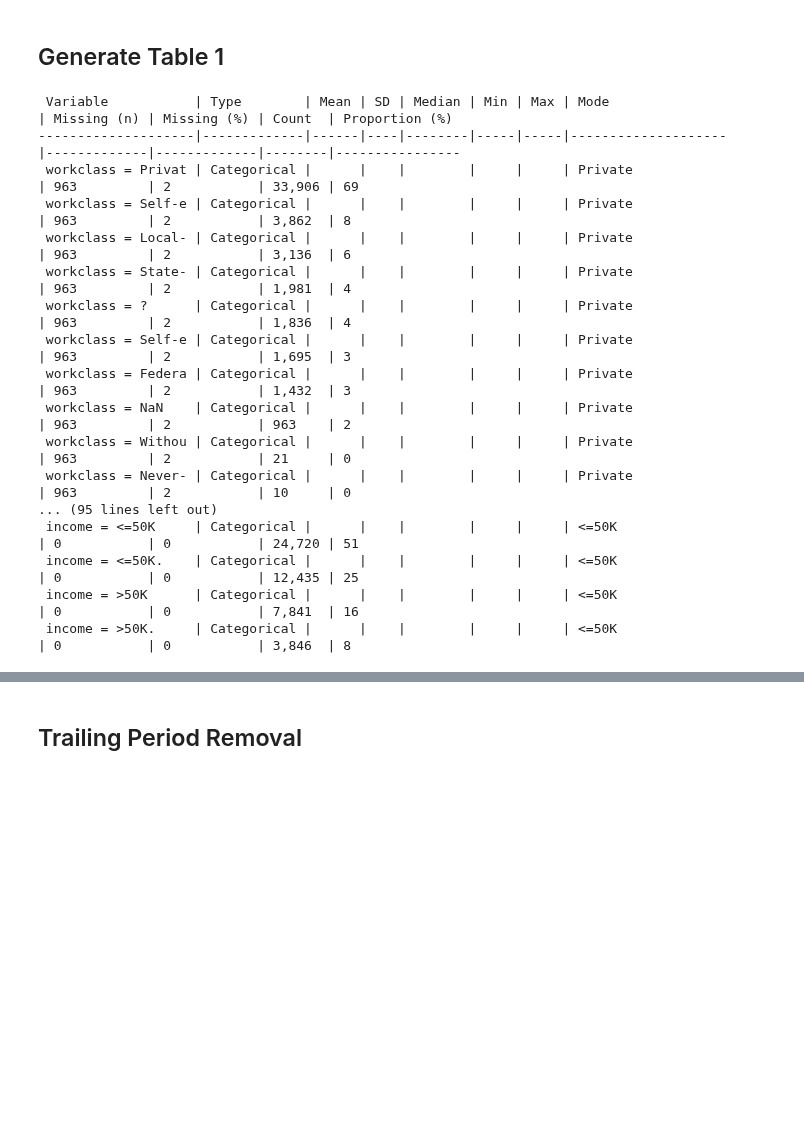
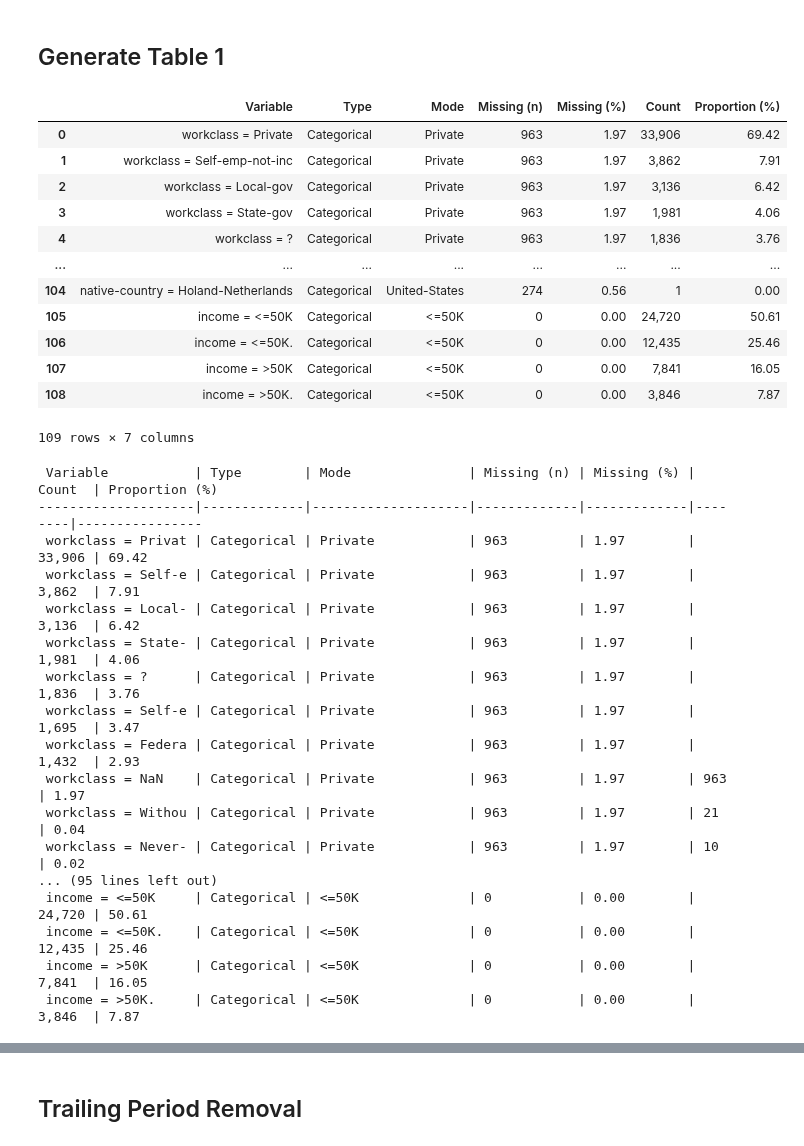
Before and after one commit to lshpaner/eda_toolkit, a Jupyter notebook: py_example_notebooks/adult_income_data_management.ipynb, the cells around one changed output, grey strips where cells are left out. Saved outputs shown, nothing was run; the diff lists cells and outputs as text; code cells hidden in the pictures; blank space fills up the shorter version.

Commit message:
upd. print output of table1 (+) rounding

```diff
--- a/py_example_notebooks/adult_income_data_management.ipynb
+++ b/py_example_notebooks/adult_income_data_management.ipynb
@@ -121,30 +121,46 @@ df2 = generate_table1(
     df,
     value_counts=True,
     include_types="categorical",
-    decimal_places=0,
+    # decimal_places=0,
     combine=True,
     # pretty_print=True,
 )
+# %%
+df2
+# %% [output]
+|  | Variable | Type | Mode | Missing (n) | Missing (%) | Count | Proportion (%) |
+| 0 | workclass = Private | Categorical | Private | 963 | 1.97 | 33,906 | 69.42 |
+| 1 | workclass = Self-emp-not-inc | Categorical | Private | 963 | 1.97 | 3,862 | 7.91 |
+| 2 | workclass = Local-gov | Categorical | Private | 963 | 1.97 | 3,136 | 6.42 |
+| 3 | workclass = State-gov | Categorical | Private | 963 | 1.97 | 1,981 | 4.06 |
+| 4 | workclass = ? | Categorical | Private | 963 | 1.97 | 1,836 | 3.76 |
+| ... | ... | ... | ... | ... | ... | ... | ... |
+| 104 | native-country = Holand-Netherlands | Categorical | United-States | 274 | 0.56 | 1 | 0.00 |
+| 105 | income = <=50K | Categorical | <=50K | 0 | 0.00 | 24,720 | 50.61 |
+| 106 | income = <=50K. | Categorical | <=50K | 0 | 0.00 | 12,435 | 25.46 |
+| 107 | income = >50K | Categorical | <=50K | 0 | 0.00 | 7,841 | 16.05 |
+| 108 | income = >50K. | Categorical | <=50K | 0 | 0.00 | 3,846 | 7.87 |
+109 rows × 7 columns
 # %%
 print(df2)
 # %% [output]
- Variable           | Type        | Mean | SD | Median | Min | Max | Mode               | Missing (n) | Missing (%) | Count  | Proportion (%)
---------------------|-------------|------|----|--------|-----|-----|--------------------|-------------|-------------|--------|----------------
- workclass = Privat | Categorical |      |    |        |     |     | Private            | 963         | 2           | 33,906 | 69
- workclass = Self-e | Categorical |      |    |        |     |     | Private            | 963         | 2           | 3,862  | 8
- workclass = Local- | Categorical |      |    |        |     |     | Private            | 963         | 2           | 3,136  | 6
- workclass = State- | Categorical |      |    |        |     |     | Private            | 963         | 2           | 1,981  | 4
- workclass = ?      | Categorical |      |    |        |     |     | Private            | 963         | 2           | 1,836  | 4
- workclass = Self-e | Categorical |      |    |        |     |     | Private            | 963         | 2           | 1,695  | 3
- workclass = Federa | Categorical |      |    |        |     |     | Private            | 963         | 2           | 1,432  | 3
- workclass = NaN    | Categorical |      |    |        |     |     | Private            | 963         | 2           | 963    | 2
- workclass = Withou | Categorical |      |    |        |     |     | Private            | 963         | 2           | 21     | 0
- workclass = Never- | Categorical |      |    |        |     |     | Private            | 963         | 2           | 10     | 0
+ Variable           | Type        | Mode               | Missing (n) | Missing (%) | Count  | Proportion (%)
+--------------------|-------------|--------------------|-------------|-------------|--------|----------------
+ workclass = Privat | Categorical | Private            | 963         | 1.97        | 33,906 | 69.42
+ workclass = Self-e | Categorical | Private            | 963         | 1.97        | 3,862  | 7.91
+ workclass = Local- | Categorical | Private            | 963         | 1.97        | 3,136  | 6.42
+ workclass = State- | Categorical | Private            | 963         | 1.97        | 1,981  | 4.06
+ workclass = ?      | Categorical | Private            | 963         | 1.97        | 1,836  | 3.76
+ workclass = Self-e | Categorical | Private            | 963         | 1.97        | 1,695  | 3.47
+ workclass = Federa | Categorical | Private            | 963         | 1.97        | 1,432  | 2.93
+ workclass = NaN    | Categorical | Private            | 963         | 1.97        | 963    | 1.97
+ workclass = Withou | Categorical | Private            | 963         | 1.97        | 21     | 0.04
+ workclass = Never- | Categorical | Private            | 963         | 1.97        | 10     | 0.02
 ... (95 lines left out)
- income = <=50K     | Categorical |      |    |        |     |     | <=50K              | 0           | 0           | 24,720 | 51
- income = <=50K.    | Categorical |      |    |        |     |     | <=50K              | 0           | 0           | 12,435 | 25
- income = >50K      | Categorical |      |    |        |     |     | <=50K              | 0           | 0           | 7,841  | 16
- income = >50K.     | Categorical |      |    |        |     |     | <=50K              | 0           | 0           | 3,846  | 8
+ income = <=50K     | Categorical | <=50K              | 0           | 0.00        | 24,720 | 50.61
+ income = <=50K.    | Categorical | <=50K              | 0           | 0.00        | 12,435 | 25.46
+ income = >50K      | Categorical | <=50K              | 0           | 0.00        | 7,841  | 16.05
+ income = >50K.     | Categorical | <=50K              | 0           | 0.00        | 3,846  | 7.87
 # %%
 df3, df4 = generate_table1(
     df,
```
Also changed, not shown: parts of 13 cells of this notebook, 7 other files.
